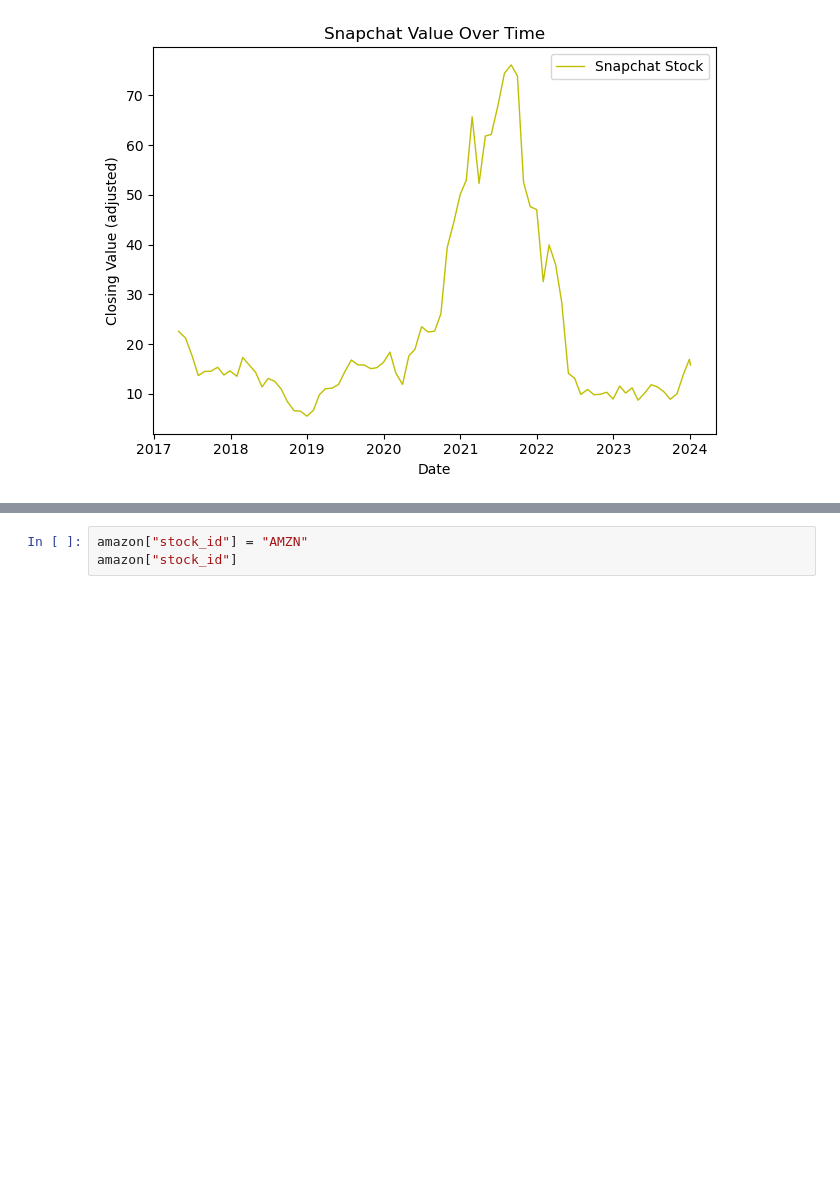
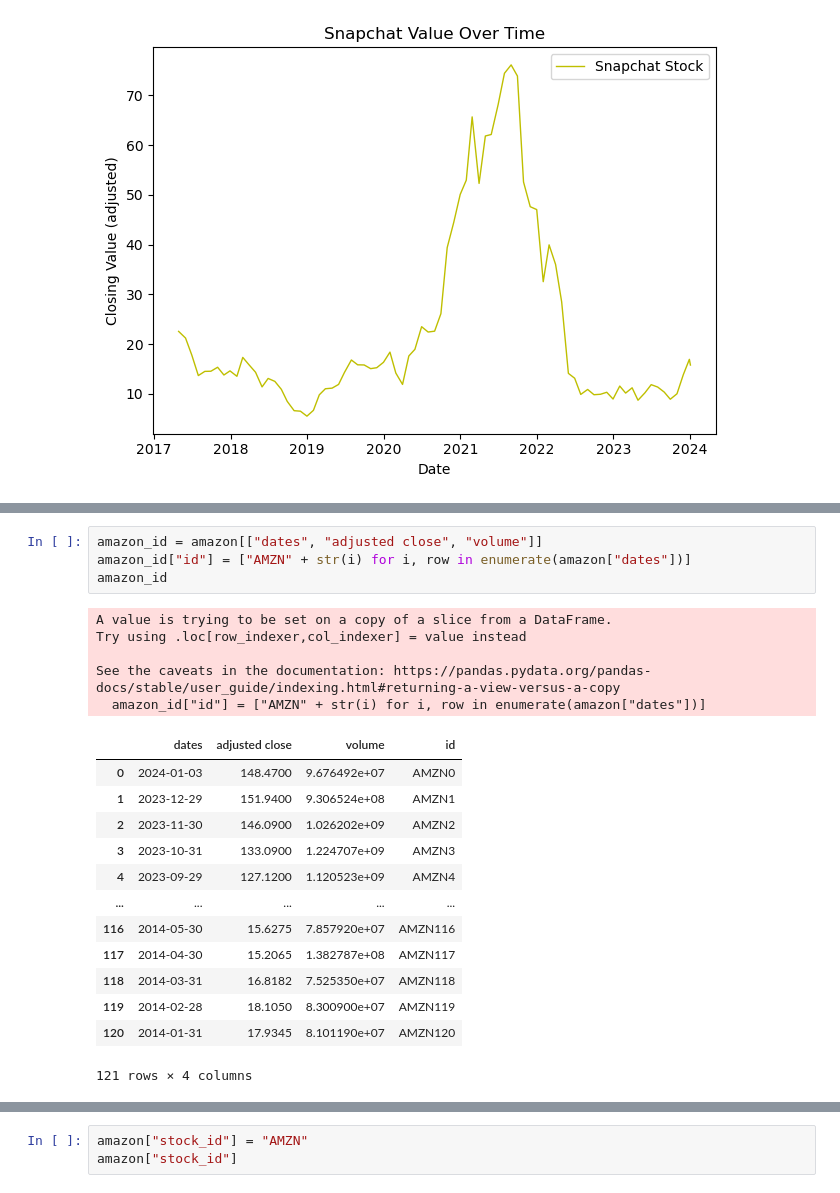
Before and after one commit to emmarush24/Data-Project-3, a Jupyter notebook: Data-Project-3.ipynb, the cells around one changed output, grey strips where cells are left out. Cells and saved outputs as stored; diff of their text form; blank space fills up the shorter version.

```diff
--- a/Data-Project-3.ipynb
+++ b/Data-Project-3.ipynb
@@ -634,0 +704,23 @@ plt.show()
+# %%
+amazon_id = amazon[["dates", "adjusted close", "volume"]]
+amazon_id["id"] = ["AMZN" + str(i) for i, row in enumerate(amazon["dates"])]
+amazon_id
+# %% [output]
+A value is trying to be set on a copy of a slice from a DataFrame.
+Try using .loc[row_indexer,col_indexer] = value instead
+
+See the caveats in the documentation: https://pandas.pydata.org/pandas-docs/stable/user_guide/indexing.html#returning-a-view-versus-a-copy
+  amazon_id["id"] = ["AMZN" + str(i) for i, row in enumerate(amazon["dates"])]
+|  | dates | adjusted close | volume | id |
+| 0 | 2024-01-03 | 148.4700 | 9.676492e+07 | AMZN0 |
+| 1 | 2023-12-29 | 151.9400 | 9.306524e+08 | AMZN1 |
+| 2 | 2023-11-30 | 146.0900 | 1.026202e+09 | AMZN2 |
+| 3 | 2023-10-31 | 133.0900 | 1.224707e+09 | AMZN3 |
+| 4 | 2023-09-29 | 127.1200 | 1.120523e+09 | AMZN4 |
+| ... | ... | ... | ... | ... |
+| 116 | 2014-05-30 | 15.6275 | 7.857920e+07 | AMZN116 |
+| 117 | 2014-04-30 | 15.2065 | 1.382787e+08 | AMZN117 |
+| 118 | 2014-03-31 | 16.8182 | 7.525350e+07 | AMZN118 |
+| 119 | 2014-02-28 | 18.1050 | 8.300900e+07 | AMZN119 |
+| 120 | 2014-01-31 | 17.9345 | 8.101190e+07 | AMZN120 |
+121 rows × 4 columns
```
Also changed, not shown: parts of 55 cells of this notebook, 20 other files.
